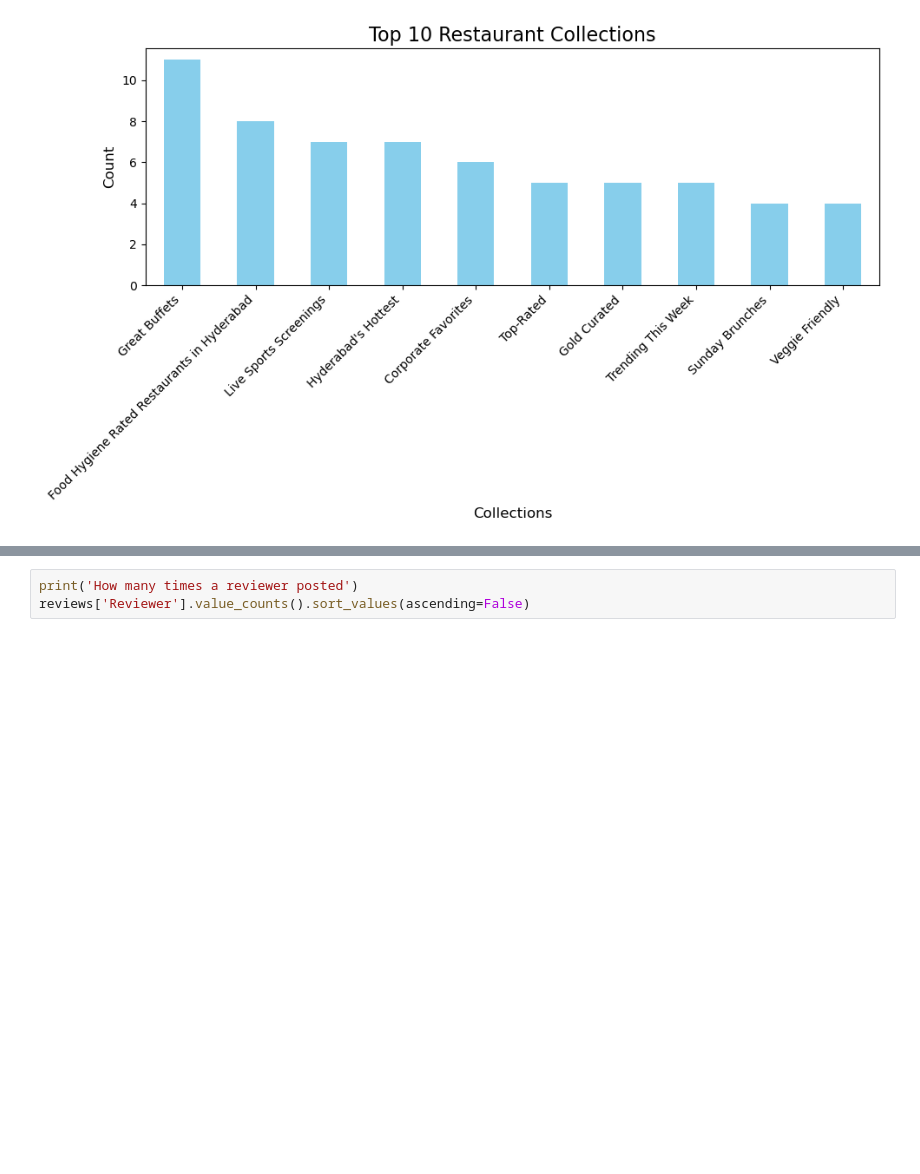
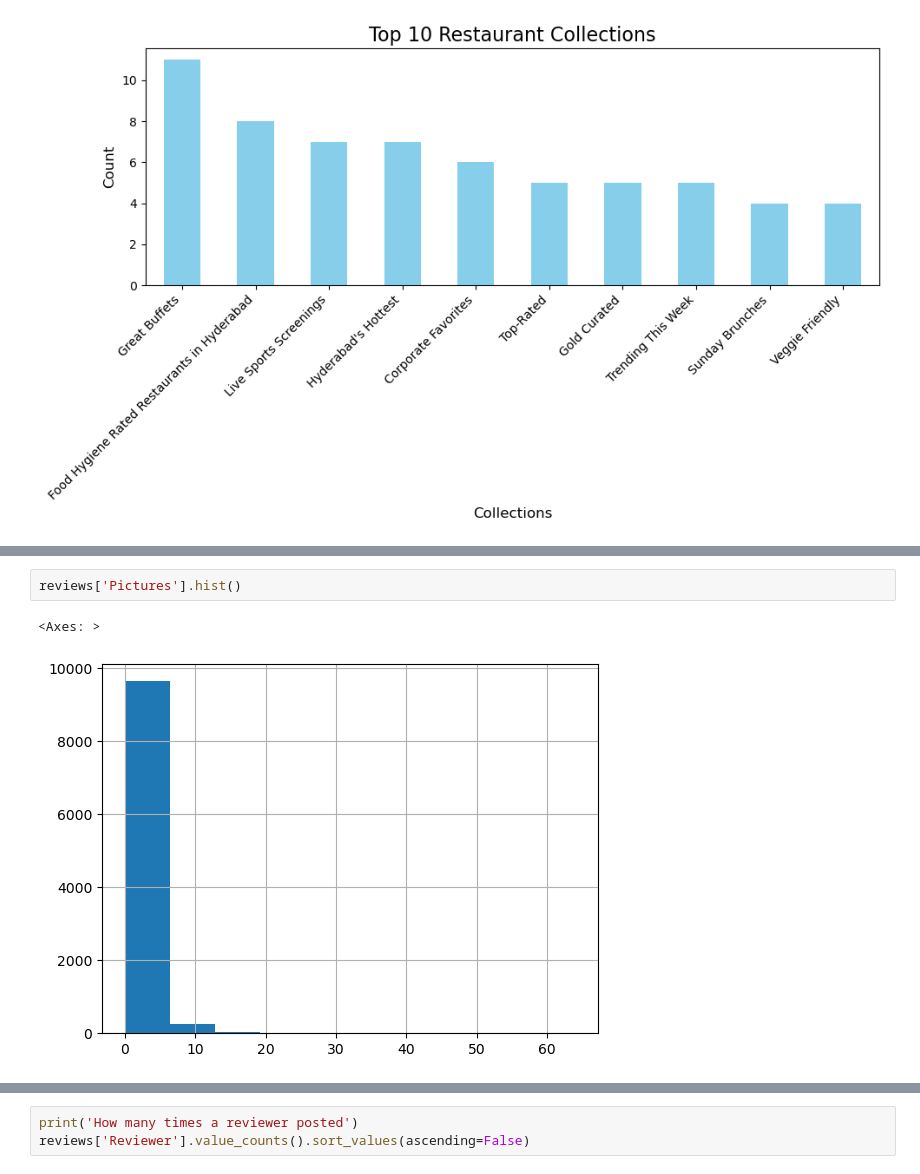
Before and after one commit to miguel-s-nascimento/TM_Project, a Jupyter notebook: exploration.ipynb, the cells around one changed output, grey strips where cells are left out. Cells and saved outputs as stored; diff of their text form; blank space fills up the shorter version.

```diff
--- a/exploration.ipynb
+++ b/exploration.ipynb
@@ -176,0 +177,5 @@ plt.show()
+# %%
+reviews['Pictures'].hist()
+# %% [output]
+<Axes: >
+[figure, added]
```
Also changed, not shown: parts of 15 cells of this notebook.
